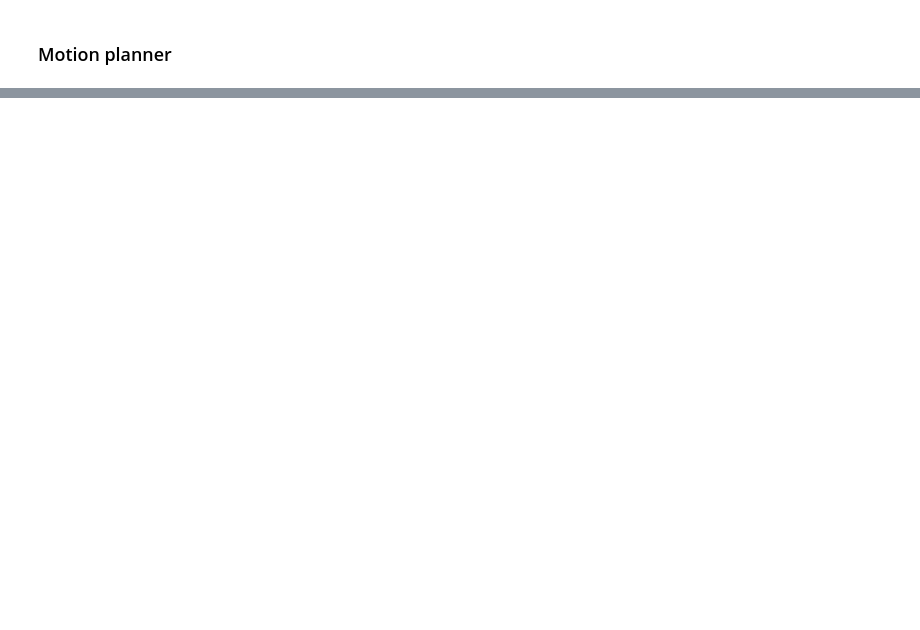
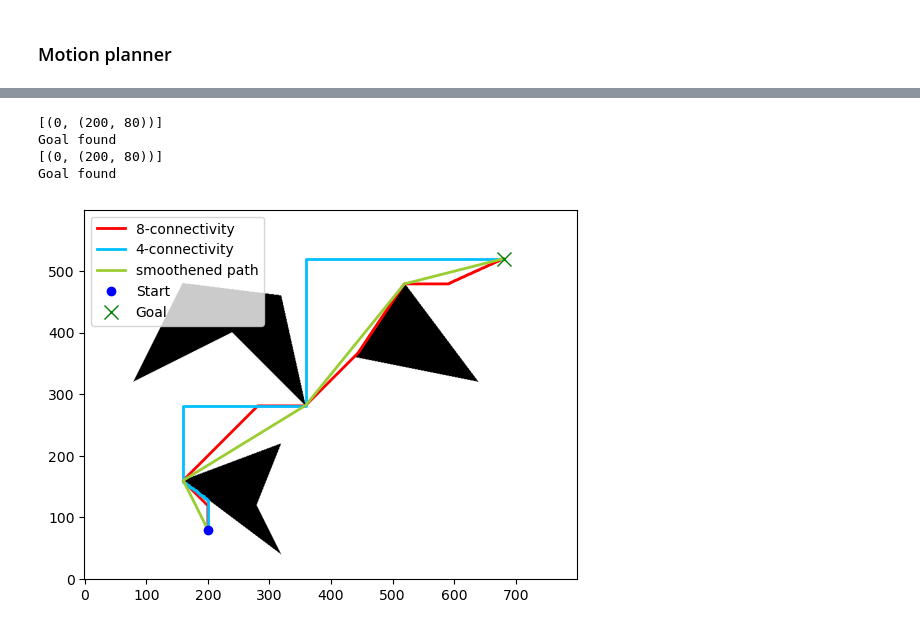
Before and after one commit to MariHGU/Robotics, a Jupyter notebook: homework4/task4.ipynb, the cells around one changed output, grey strips where cells are left out. Drawn from its saved outputs; the diff is of its cells as text; code cells hidden in the pictures; blank space fills up the shorter version.

```diff
--- a/homework4/task4.ipynb
+++ b/homework4/task4.ipynb
@@ -177,0 +231,23 @@ plt.show()
+# %%
+path_8 = aStarSearch(grid, (int(x_start), int(y_start)), (int(x_goal), int(y_goal)), connectivity=8)
+path_8 = np.array(path_8)
+path_4 = aStarSearch(grid, (int(x_start), int(y_start)), (int(x_goal), int(y_goal)), connectivity=4)
+path_4 = np.array(path_4)
+
+smooth = smooth_path(grid=grid, path=path_8)
+smooth = np.array(smooth)
+
+plt.imshow(grid, cmap='Greys', origin='lower')
+plt.plot(path_8[:,0], path_8[:,1], color='red', linewidth=2, label='8-connectivity')
+plt.plot(path_4[:,0], path_4[:, 1], color='deepskyblue', linewidth=2, label='4-connectivity')
+plt.plot(smooth[:,0], smooth[:, 1], color='yellowgreen', linewidth=2, label='smoothened path')
+plt.plot(x_start, y_start, "bo", label="Start")
+plt.plot(x_goal, y_goal, "gx", markersize=10, label="Goal")
+plt.legend()
+plt.show()
+# %% [output]
+[(0, (200, 80))]
+Goal found
+[(0, (200, 80))]
+Goal found
+[figure, added]
```
Also changed, not shown: parts of 10 cells of this notebook, 4 other files.
